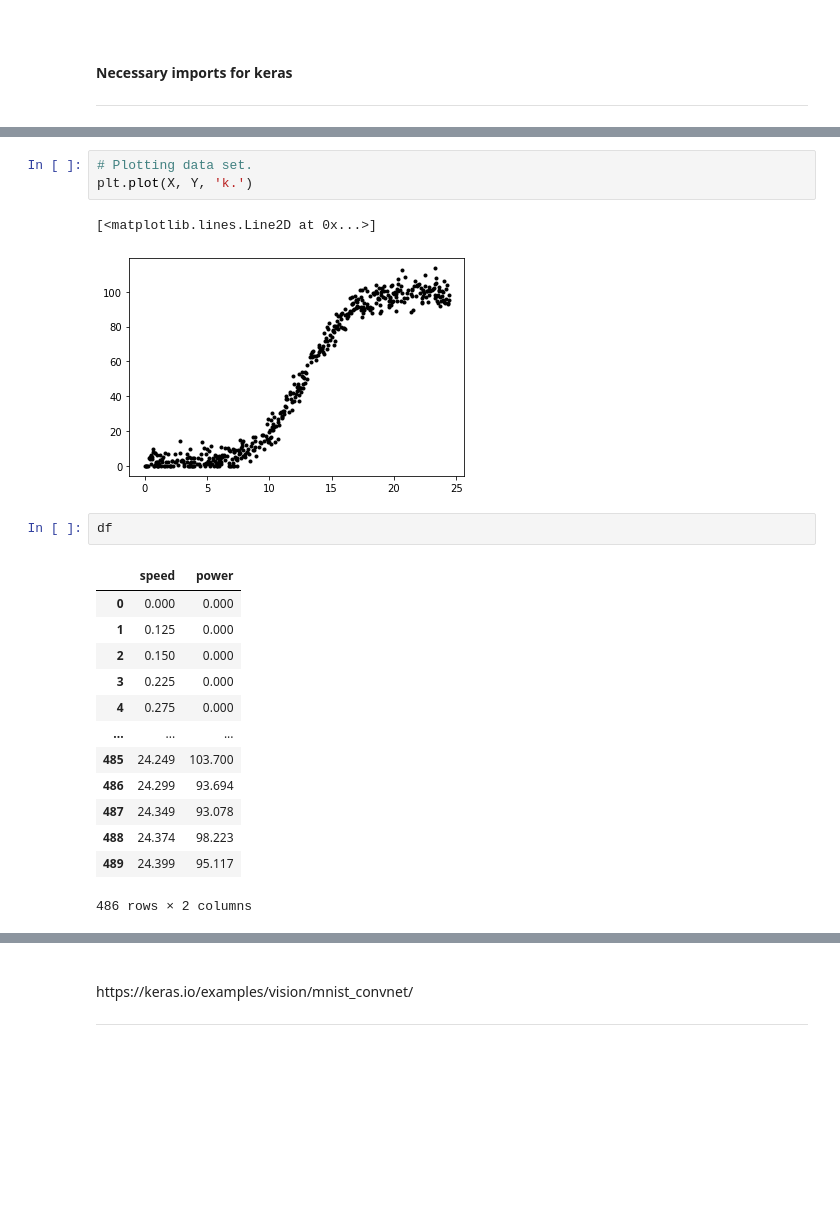
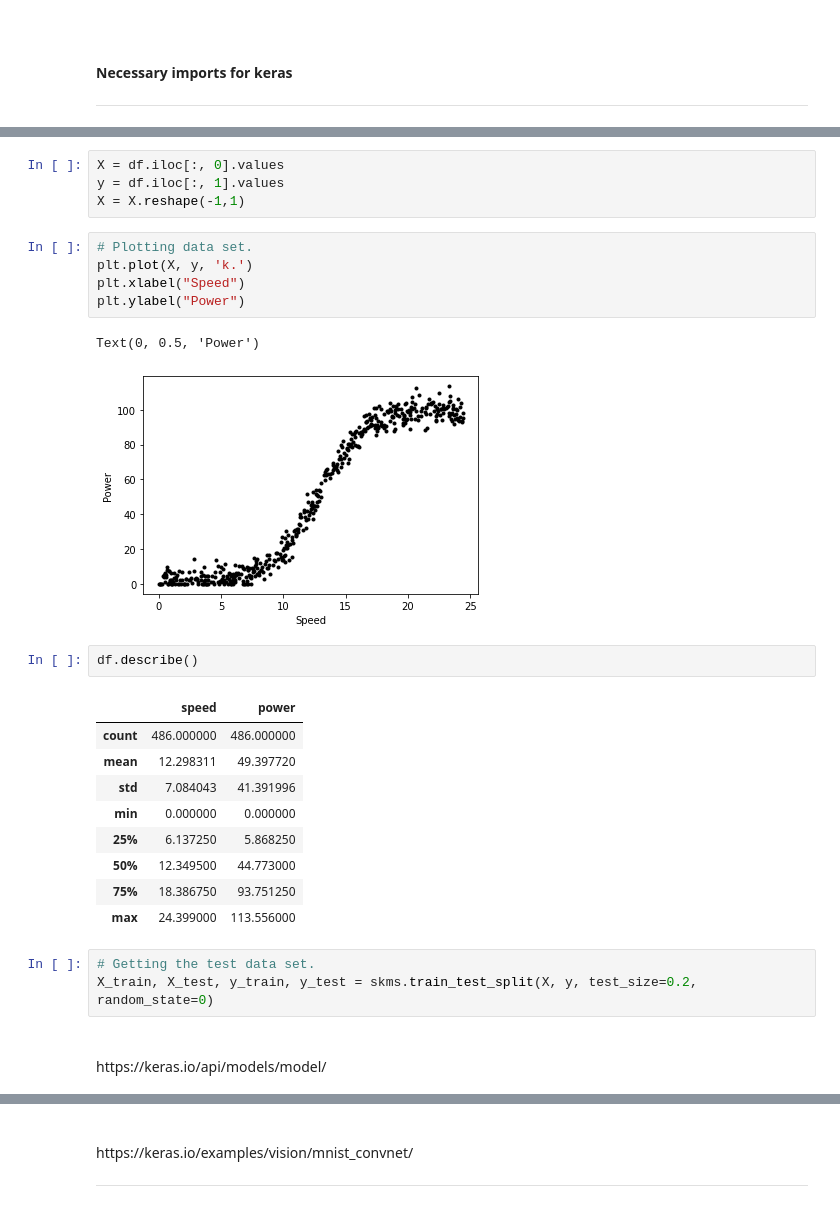
Before and after one commit to colinroche/Emerging-Tech-Project2020, a Jupyter notebook: train-model.ipynb, the cells around one changed output, grey strips where cells are left out. Saved outputs shown, nothing was run; the diff lists cells and outputs as text; blank space fills up the shorter version.

```diff
--- a/train-model.ipynb
+++ b/train-model.ipynb
@@ -110,25 +90,34 @@ print(Y)
+# %%
+X = df.iloc[:, 0].values
+y = df.iloc[:, 1].values
+X = X.reshape(-1,1)
 # %%
 # Plotting data set.
-plt.plot(X, Y, 'k.')
+plt.plot(X, y, 'k.')
+plt.xlabel("Speed")
+plt.ylabel("Power")
 # %% [output]
-[<matplotlib.lines.Line2D at 0x...>]
+Text(0, 0.5, 'Power')
-[figure, old version]
+[figure, new version]
 # %%
-df
+df.describe()
 # %% [output]
 |  | speed | power |
-| 0 | 0.000 | 0.000 |
-| 1 | 0.125 | 0.000 |
-| 2 | 0.150 | 0.000 |
-| 3 | 0.225 | 0.000 |
-| 4 | 0.275 | 0.000 |
-| ... | ... | ... |
-| 485 | 24.249 | 103.700 |
-| 486 | 24.299 | 93.694 |
-| 487 | 24.349 | 93.078 |
-| 488 | 24.374 | 98.223 |
-| 489 | 24.399 | 95.117 |
+| count | 486.000000 | 486.000000 |
+| mean | 12.298311 | 49.397720 |
+| std | 7.084043 | 41.391996 |
+| min | 0.000000 | 0.000000 |
+| 25% | 6.137250 | 5.868250 |
+| 50% | 12.349500 | 44.773000 |
+| 75% | 18.386750 | 93.751250 |
+| max | 24.399000 | 113.556000 |
-486 rows × 2 columns
+# %%
+# Getting the test data set.
+X_train, X_test, y_train, y_test = skms.train_test_split(X, y, test_size=0.2, random_state=0)
+# %% [markdown]
+<br>
+https://keras.io/api/models/model/
+<br>
 # %%
 # Create a neural network with one neuron.
 model = kr.models.Sequential()
```
Also changed, not shown: parts of 10 cells of this notebook, 1 other file.
